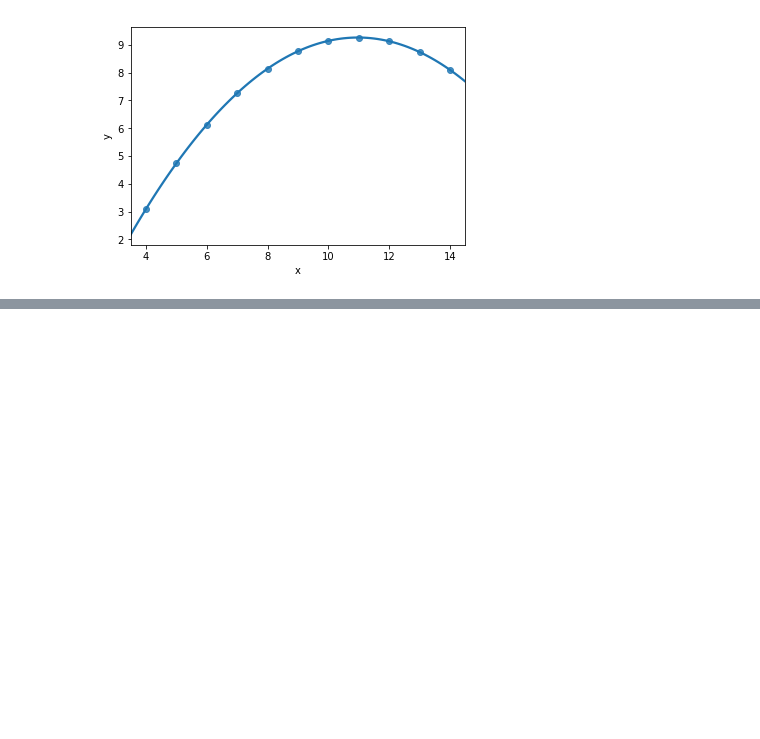
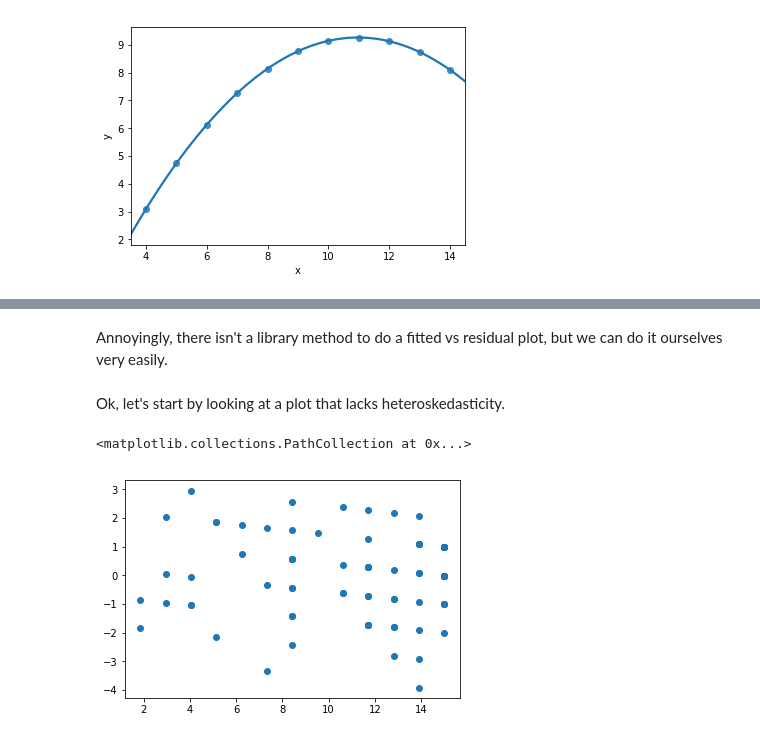
Before and after one commit to paultopia/library_gobbledygook, a Jupyter notebook: lesson_notebooks/regression_problems.ipynb, the cells around one changed output, grey strips where cells are left out. Drawn from its saved outputs; the diff is of its cells as text; code cells hidden in the pictures; blank space fills up the shorter version.

Commit message:
heteroskedasticity example

```diff
--- a/lesson_notebooks/regression_problems.ipynb
+++ b/lesson_notebooks/regression_problems.ipynb
@@ -87,0 +112,4 @@ There's also another price to using higher-order regressions.  Very high-order p
+# %%
+rol = pd.read_csv("http://rulelaw.net/downloads/rol-scores.csv")
+rol.columns = [x.lower().strip() for x in rol.columns]
+rol.head()
@@ -87,0 +123,14 @@ There's also another price to using higher-order regressions.  Very high-order p
+# %% [markdown]
+Annoyingly, there isn't a library method to do a fitted vs residual plot, but we can do it ourselves very easily.
+# %%
+def res_vs_fitted(x, y, data):
+    formula = '{} ~ {}'.format(y, x)
+    res = sm.ols(formula=formula, data=data).fit()
+    return plt.scatter(res.fittedvalues, res.resid)
+# %% [markdown]
+Ok, let's start by looking at a plot that lacks heteroskedasticity.
+# %%
+res_vs_fitted(x="elec_pros", y="pol_plur", data=rol)
+# %% [output]
+<matplotlib.collections.PathCollection at 0x...>
+[figure, added]
```
Also changed, not shown: parts of 15 cells of this notebook, 1 other file.
